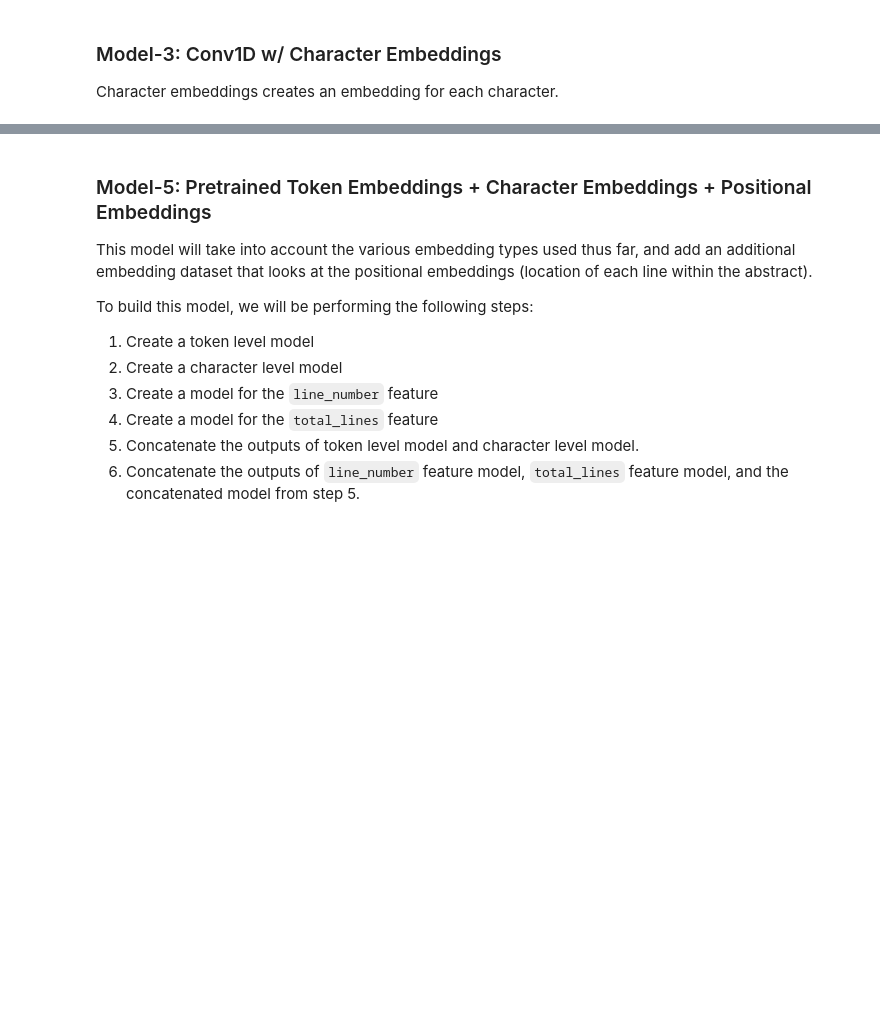
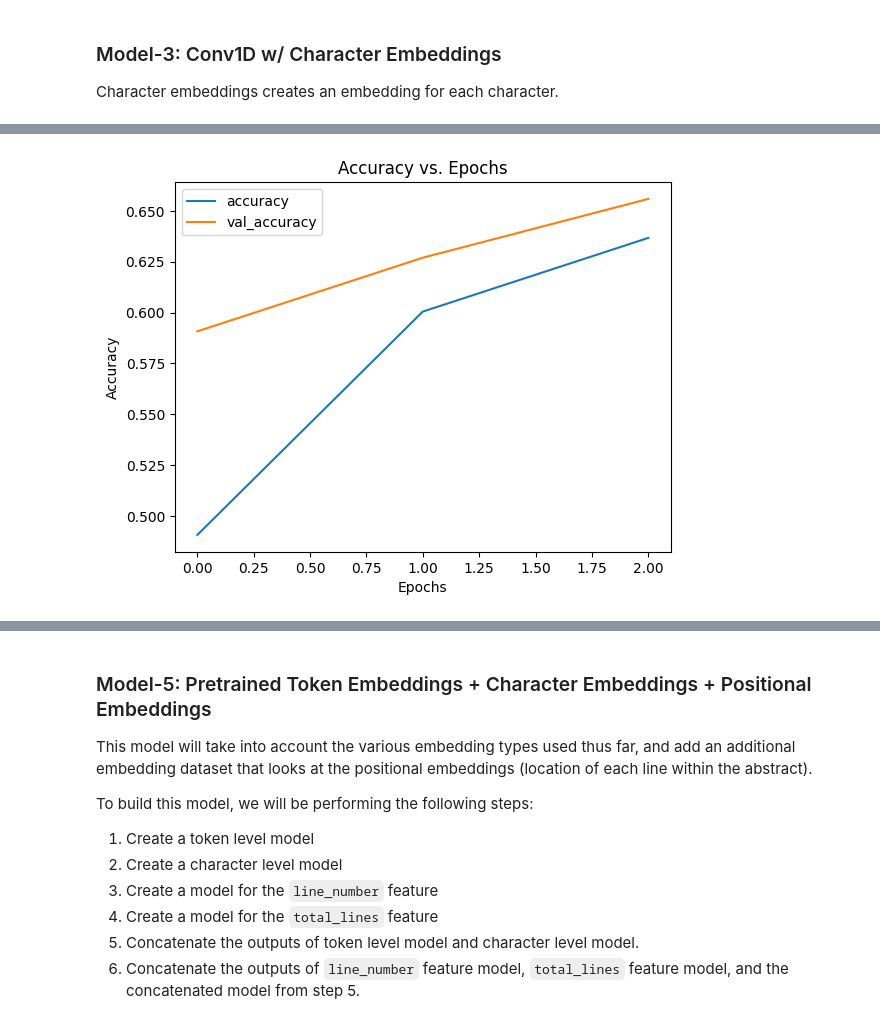
Before and after one commit to bkubick/deep-learning-development, a Jupyter notebook: projects/skim_lit/notebooks/skim_lit.ipynb, the cells around one changed output, grey strips where cells are left out. Cells and saved outputs as stored; diff of their text form; code cells hidden in the pictures; blank space fills up the shorter version.

```diff
--- a/projects/skim_lit/notebooks/skim_lit.ipynb
+++ b/projects/skim_lit/notebooks/skim_lit.ipynb
@@ -95,4 +116,12 @@ def preprocess_pubmed_txt_data(url: str) -> typing.List[typing.Dict[str, typing.
     return processed_data
 # %%
 def split_chars(text: str) -> str:
+    """ Helper utility to add a space between every character.
+
+        Args:
+            text (str): the text to add a space between every character.
+
+        Returns:
+            (str) the restructured text with a space between every character.
+    """
     return ' '.join(list(text))
@@ -560,5 +996,7 @@ model_3_history = model_3.fit(train_char_dataset,
 # %%
-dl_toolbox.analysis.history.plot_history(model_3_history, 'accuracy')
+ml_toolbox.analysis.history.plot_history(model_3_history, 'accuracy')
+# %% [output]
+[figure, added]
 # %%
 model_3_pred_probs = model_3.predict(val_char_dataset)
 model_3_pred_probs
```
Also changed, not shown: parts of 105 cells of this notebook.
